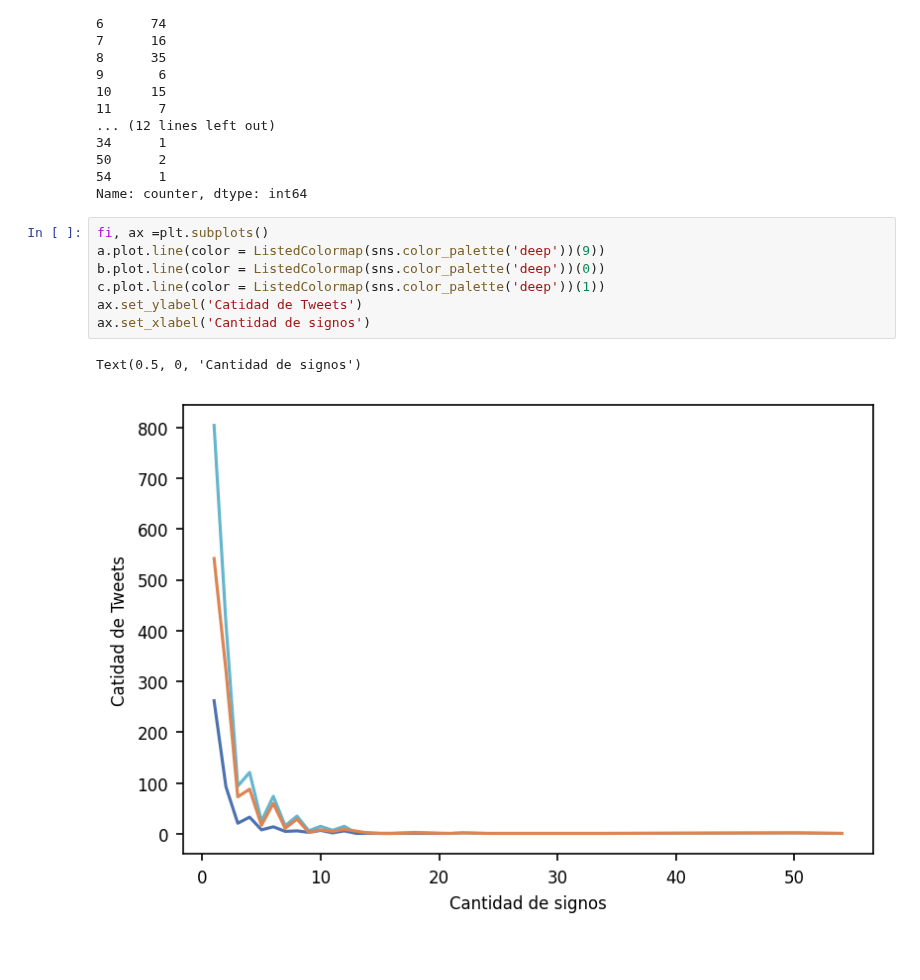
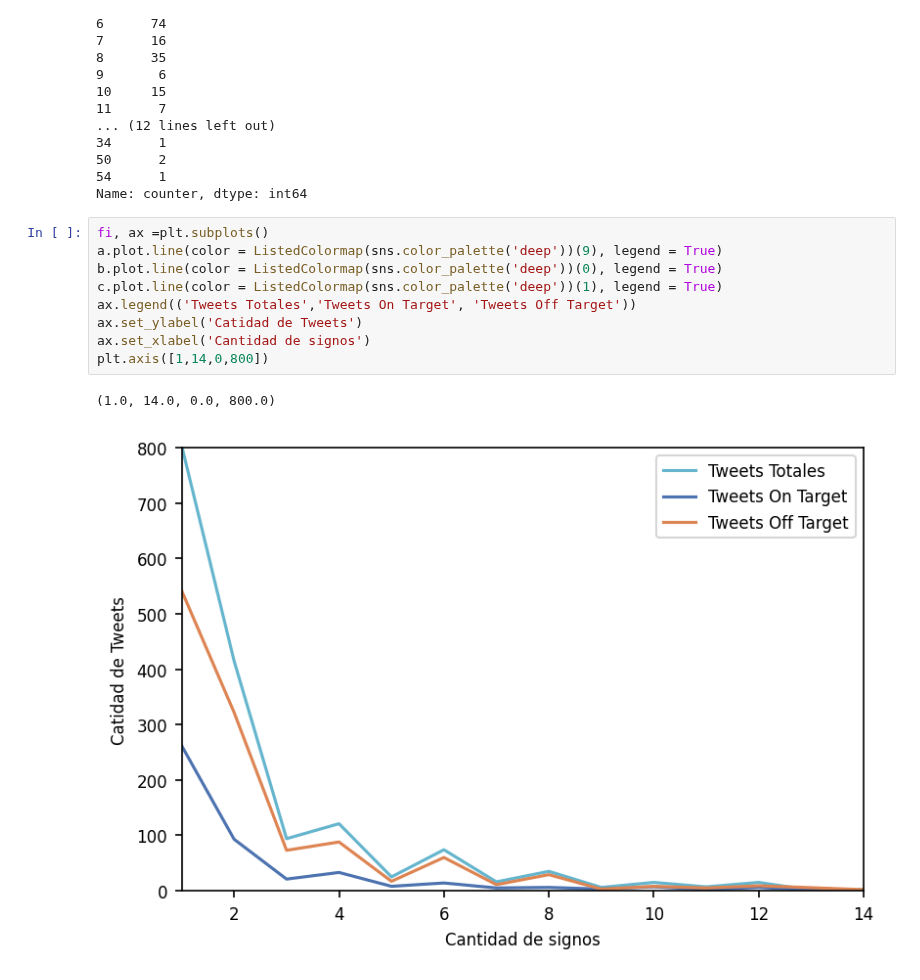
Before and after one commit to JulioCastillo1/TP1-Datos, a Jupyter notebook: veracidad segun signos.ipynb, the cells around one changed output. Saved outputs shown, nothing was run; the diff lists cells and outputs as text.

Commit message:
Mejorado grafico de cantidad de signos vs cantidad de tweets

```diff
--- a/veracidad segun signos.ipynb
+++ b/veracidad segun signos.ipynb
@@ -107,11 +107,13 @@ cantidad de signos
 Name: counter, dtype: int64
 # %%
 fi, ax =plt.subplots()
-a.plot.line(color = ListedColormap(sns.color_palette('deep'))(9))
-b.plot.line(color = ListedColormap(sns.color_palette('deep'))(0))
-c.plot.line(color = ListedColormap(sns.color_palette('deep'))(1))
+a.plot.line(color = ListedColormap(sns.color_palette('deep'))(9), legend = True)
+b.plot.line(color = ListedColormap(sns.color_palette('deep'))(0), legend = True)
+c.plot.line(color = ListedColormap(sns.color_palette('deep'))(1), legend = True)
+ax.legend(('Tweets Totales','Tweets On Target', 'Tweets Off Target'))
 ax.set_ylabel('Catidad de Tweets')
 ax.set_xlabel('Cantidad de signos')
+plt.axis([1,14,0,800])
 # %% [output]
-Text(0.5, 0, 'Cantidad de signos')
+(1.0, 14.0, 0.0, 800.0)
-[figure, old version]
+[figure, new version]
```
